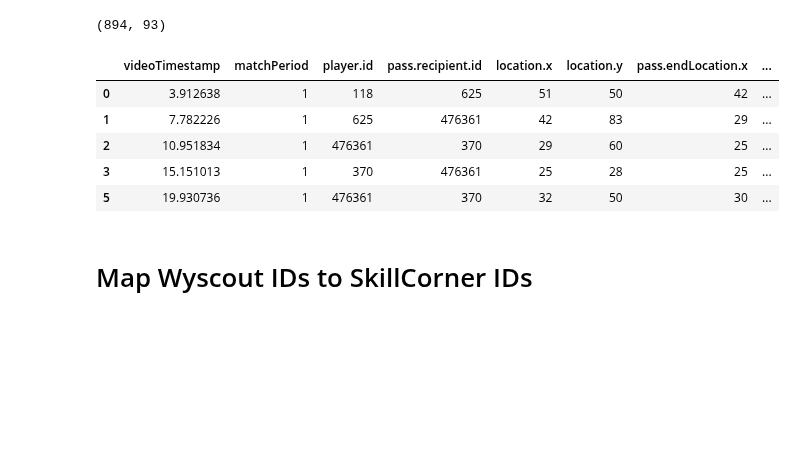
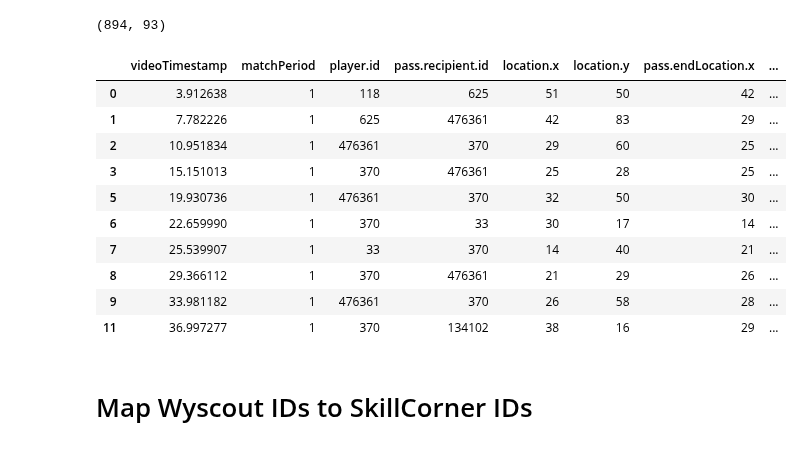
Before and after one commit to ariskoutris/defensive-passing-networks, a Jupyter notebook: src/notebooks/pass_tables.ipynb, the cells around one changed output. Saved outputs shown, nothing was run; the diff lists cells and outputs as text; code cells hidden in the pictures; blank space fills up the shorter version.

Commit message:
pass tables

```diff
--- a/src/notebooks/pass_tables.ipynb
+++ b/src/notebooks/pass_tables.ipynb
@@ -125,14 +126,19 @@ passes['pass.recipient.id'] = passes['pass.recipient.id'].astype(int)
 passes['pass.endLocation.x'] = passes['pass.endLocation.x'].astype(int)
 passes['pass.endLocation.y'] = passes['pass.endLocation.y'].astype(int)
 # %%
-passes.head()
+passes.head(10)
 # %% [output]
 |  | videoTimestamp | matchPeriod | player.id | pass.recipient.id | location.x | location.y | pass.endLocation.x | ... |
 | 0 | 3.912638 | 1 | 118 | 625 | 51 | 50 | 42 | ... |
 | 1 | 7.782226 | 1 | 625 | 476361 | 42 | 83 | 29 | ... |
 | 2 | 10.951834 | 1 | 476361 | 370 | 29 | 60 | 25 | ... |
 | 3 | 15.151013 | 1 | 370 | 476361 | 25 | 28 | 25 | ... |
 | 5 | 19.930736 | 1 | 476361 | 370 | 32 | 50 | 30 | ... |
+| 6 | 22.659990 | 1 | 370 | 33 | 30 | 17 | 14 | ... |
+| 7 | 25.539907 | 1 | 33 | 370 | 14 | 40 | 21 | ... |
+| 8 | 29.366112 | 1 | 370 | 476361 | 21 | 29 | 26 | ... |
+| 9 | 33.981182 | 1 | 476361 | 370 | 26 | 58 | 28 | ... |
+| 11 | 36.997277 | 1 | 370 | 134102 | 38 | 16 | 29 | ... |
 # %% [markdown]
 # Map Wyscout IDs to SkillCorner IDs
 # %%
```
Also changed, not shown: parts of 11 cells of this notebook.
